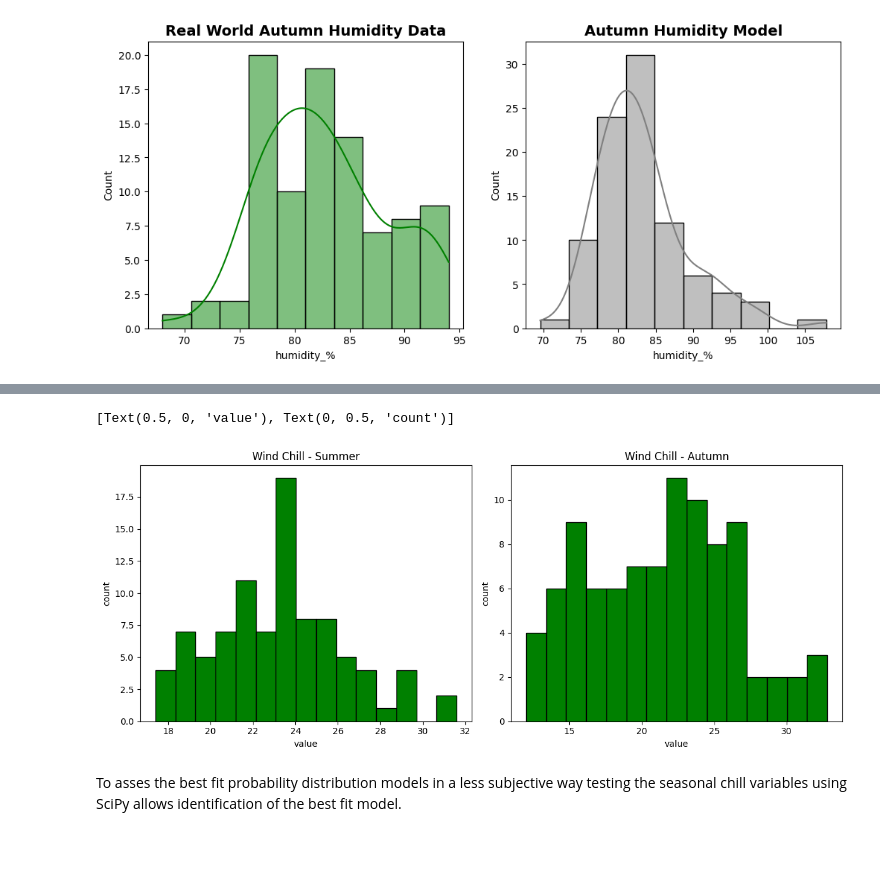
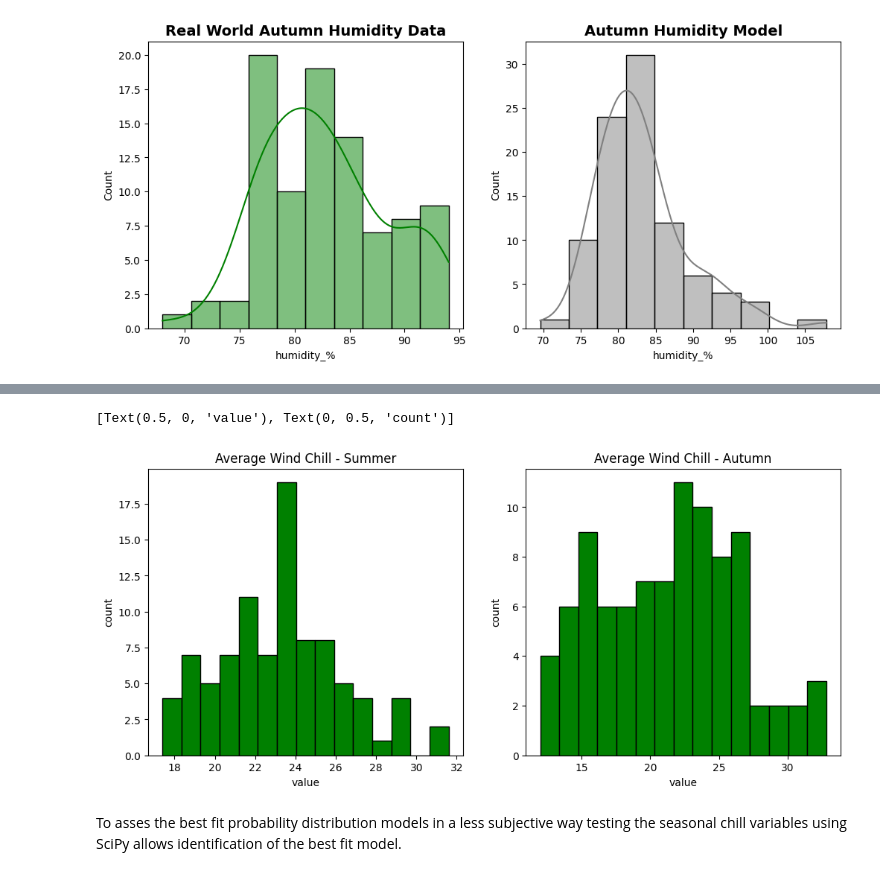
Before and after one commit to humphs078/ProgrammingforDataAnalysisAssignment_1, a Jupyter notebook: submission_notebook.ipynb, the cells around one changed output, grey strips where cells are left out. Cells and saved outputs as stored; diff of their text form; code cells hidden in the pictures; blank space fills up the shorter version.

```diff
--- a/submission_notebook.ipynb
+++ b/submission_notebook.ipynb
@@ -965,17 +965,17 @@ axe[1].set(xlabel='value', ylabel='count')
 # %%
 # Create an empty plot.
 fig, axe = plt.subplots(1, 2, figsize=(12,5))
 
-# plot the distributions and PDF
+# plot the distributions
 axe[0].hist(summer['chill_celsius'], color = 'green', edgecolor = 'black', bins=15)
-axe[0].set_title("Wind Chill - Summer")
+axe[0].set_title("Average Wind Chill - Summer")
 axe[0].set(xlabel='value', ylabel='count')
 axe[1].hist(autumn['chill_celsius'], color = 'green', edgecolor = 'black', bins=15)
-axe[1].set_title("Wind Chill - Autumn")
+axe[1].set_title("Average Wind Chill - Autumn")
 axe[1].set(xlabel='value', ylabel='count')
 # %% [output]
 [Text(0.5, 0, 'value'), Text(0, 0.5, 'count')]
-[figure, old version]
+[figure, new version]
 # %% [markdown]
 To asses the best fit probability distribution models in a less subjective way testing the seasonal chill variables using SciPy allows identification of the best fit model.
 # %%
```
Also changed, not shown: parts of 17 cells of this notebook.
